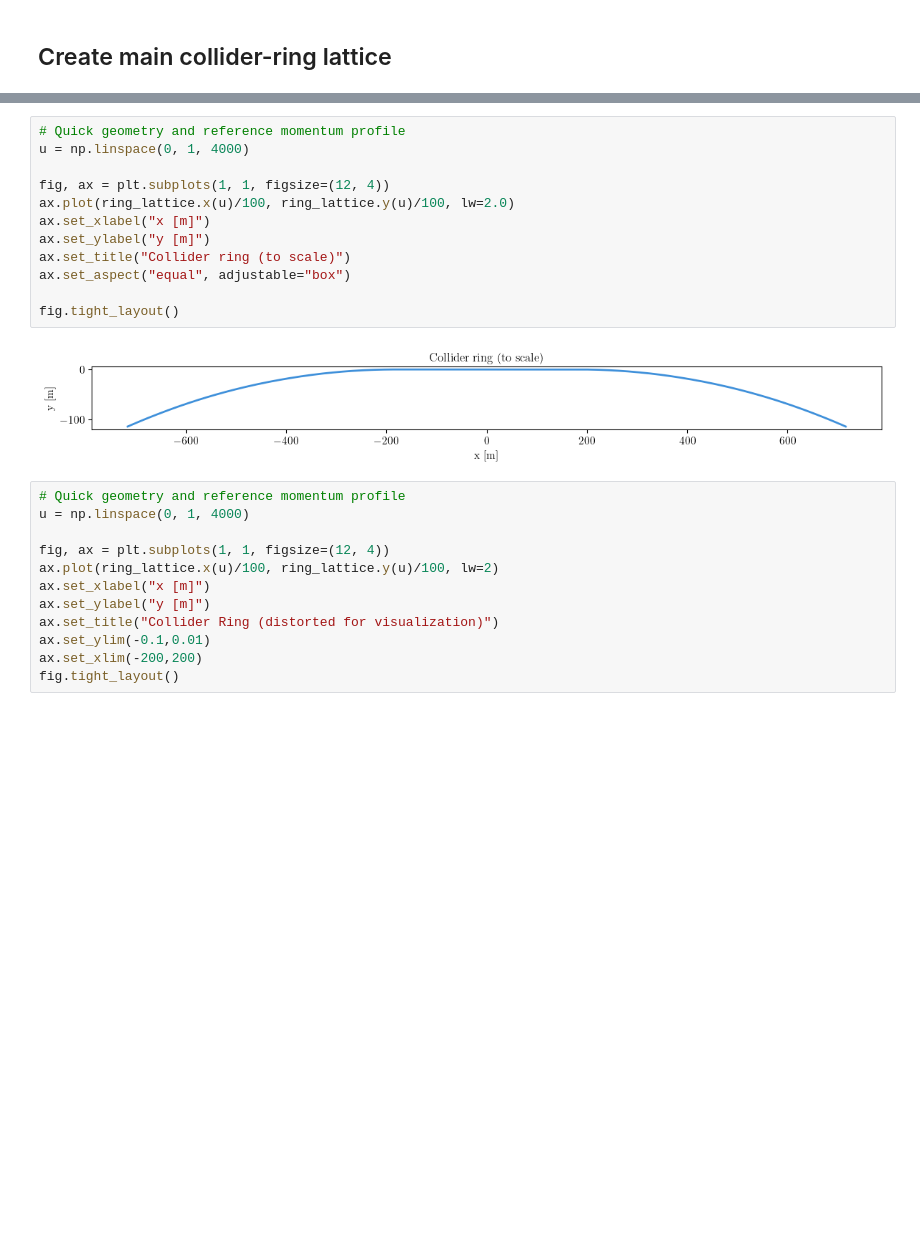
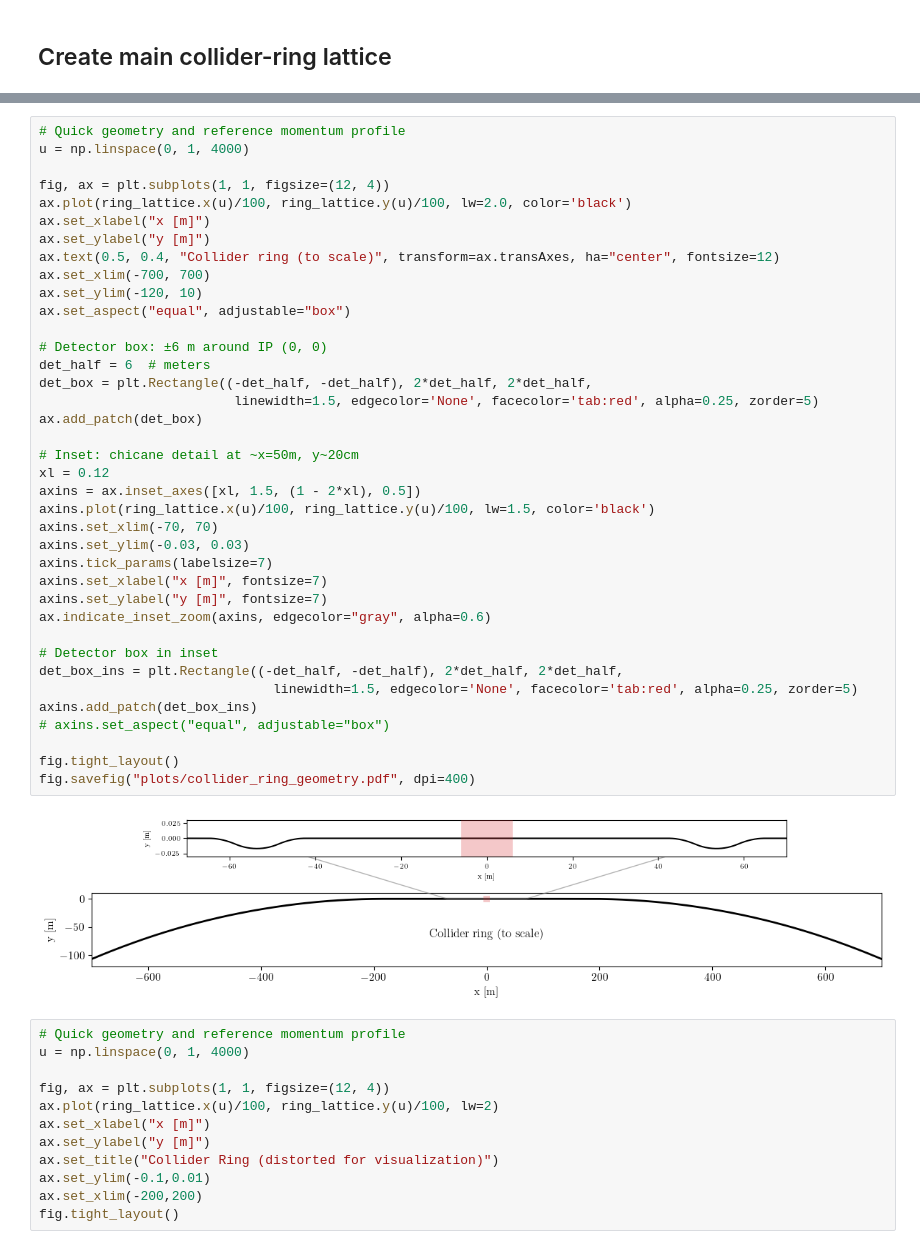
Before and after one commit to jchoi55/MINT, a Jupyter notebook: main_collider_ring_studies.ipynb, the cells around one changed output, grey strips where cells are left out. Drawn from its saved outputs; the diff is of its cells as text; blank space fills up the shorter version.

Commit message:
new plots for APS

```diff
--- a/main_collider_ring_studies.ipynb
+++ b/main_collider_ring_studies.ipynb
@@ -59,17 +62,43 @@ Ring circumference: 146.49 km
 # %%
 # Quick geometry and reference momentum profile
 u = np.linspace(0, 1, 4000)
 
 fig, ax = plt.subplots(1, 1, figsize=(12, 4))
-ax.plot(ring_lattice.x(u)/100, ring_lattice.y(u)/100, lw=2.0)
+ax.plot(ring_lattice.x(u)/100, ring_lattice.y(u)/100, lw=2.0, color='black')
 ax.set_xlabel("x [m]")
 ax.set_ylabel("y [m]")
-ax.set_title("Collider ring (to scale)")
+ax.text(0.5, 0.4, "Collider ring (to scale)", transform=ax.transAxes, ha="center", fontsize=12)
+ax.set_xlim(-700, 700)
+ax.set_ylim(-120, 10)
 ax.set_aspect("equal", adjustable="box")
 
+# Detector box: ±6 m around IP (0, 0)
+det_half = 6  # meters
+det_box = plt.Rectangle((-det_half, -det_half), 2*det_half, 2*det_half,
+                         linewidth=1.5, edgecolor='None', facecolor='tab:red', alpha=0.25, zorder=5)
+ax.add_patch(det_box)
+
+# Inset: chicane detail at ~x=50m, y~20cm
+xl = 0.12
+axins = ax.inset_axes([xl, 1.5, (1 - 2*xl), 0.5])
+axins.plot(ring_lattice.x(u)/100, ring_lattice.y(u)/100, lw=1.5, color='black')
+axins.set_xlim(-70, 70)
+axins.set_ylim(-0.03, 0.03)
+axins.tick_params(labelsize=7)
+axins.set_xlabel("x [m]", fontsize=7)
+axins.set_ylabel("y [m]", fontsize=7)
+ax.indicate_inset_zoom(axins, edgecolor="gray", alpha=0.6)
+
+# Detector box in inset
+det_box_ins = plt.Rectangle((-det_half, -det_half), 2*det_half, 2*det_half,
+                              linewidth=1.5, edgecolor='None', facecolor='tab:red', alpha=0.25, zorder=5)
+axins.add_patch(det_box_ins)
+# axins.set_aspect("equal", adjustable="box")
+
 fig.tight_layout()
+fig.savefig("plots/collider_ring_geometry.pdf", dpi=400)
 # %% [output]
-[figure, old version]
+[figure, new version]
 # %%
 # Quick geometry and reference momentum profile
 u = np.linspace(0, 1, 4000)
```
Also changed, not shown: parts of 27 cells of this notebook, 16 other files.
